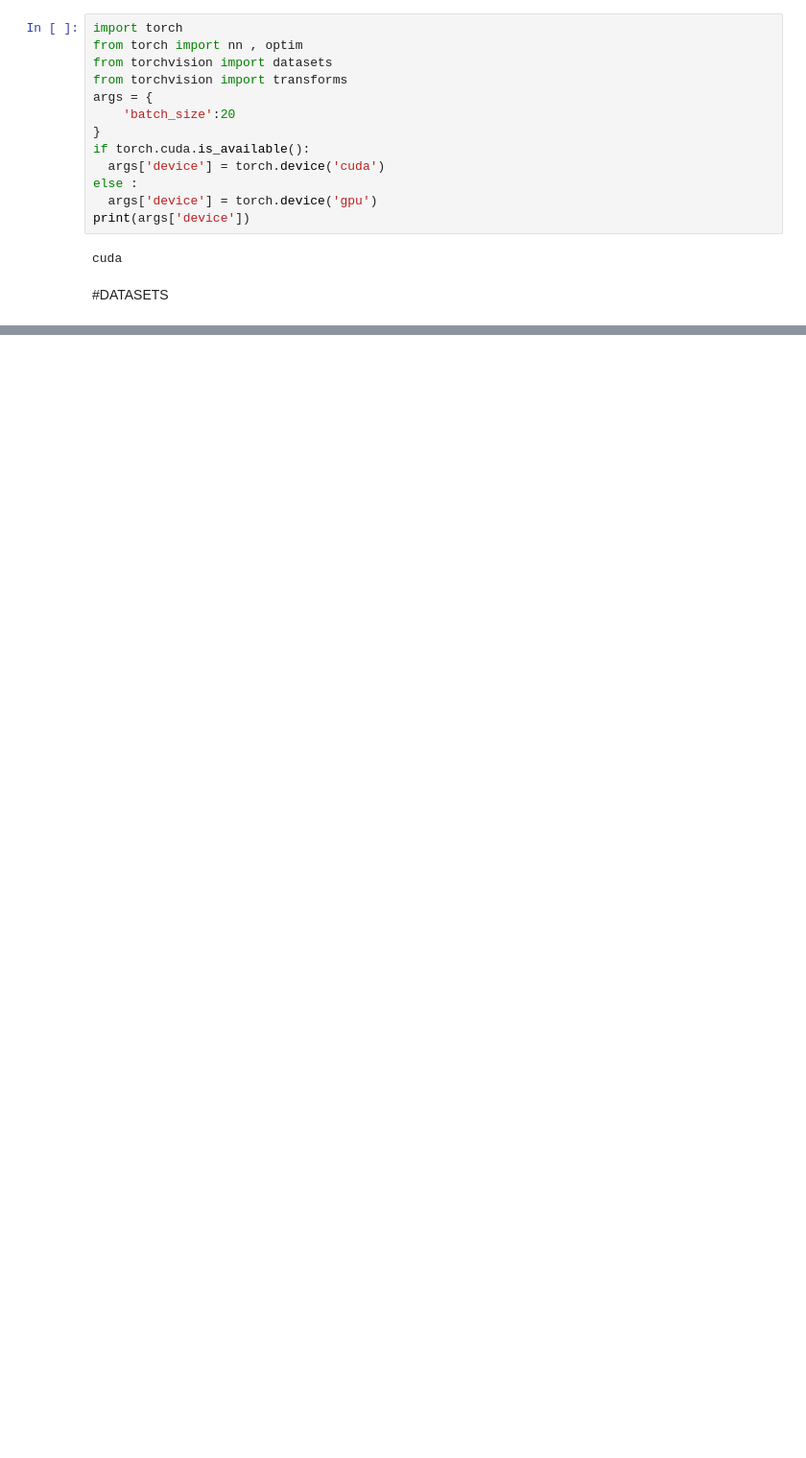
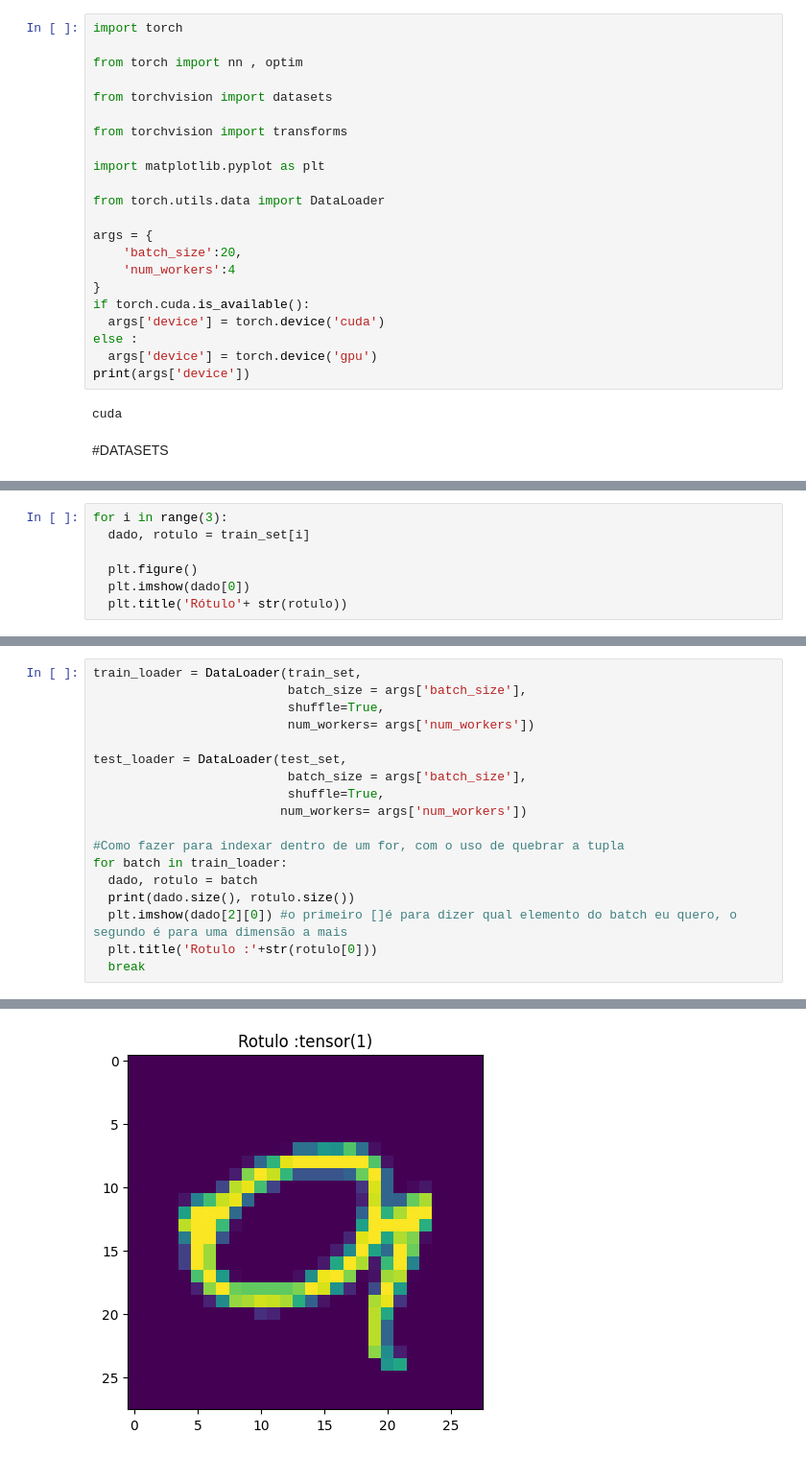
Before and after one commit to PedroAlmeida18/PGP3_TESTESIND, a Jupyter notebook: Datasetspythorch0.ipynb, the cells around one changed output, grey strips where cells are left out. Shown: that part at 96% size. Cells and saved outputs as stored; diff of their text form; blank space fills up the shorter version.

```diff
--- a/Datasetspythorch0.ipynb
+++ b/Datasetspythorch0.ipynb
@@ -2,11 +2,20 @@
 <a href="https://colab.research.google.com/github/PedroAlmeida18/PGP3_TESTESIND/blob/main/Datasetspythorch0.ipynb" target="_parent"><img src="https://colab.research.google.com/assets/colab-badge.svg" alt="Open In Colab"/></a>
 # %%
 import torch
+
 from torch import nn , optim
+
 from torchvision import datasets
+
 from torchvision import transforms
+
+import matplotlib.pyplot as plt
+
+from torch.utils.data import DataLoader
+
 args = {
-    'batch_size':20
+    'batch_size':20,
+    'num_workers':4
 }
 if torch.cuda.is_available():
   args['device'] = torch.device('cuda')
@@ -33,0 +58,7 @@ Amostras de Teste :10000
+# %%
+for i in range(3):
+  dado, rotulo = train_set[i]
+
+  plt.figure()
+  plt.imshow(dado[0])
+  plt.title('Rótulo'+ str(rotulo))
@@ -33,0 +76,19 @@ Amostras de Teste :10000
+# %%
+train_loader = DataLoader(train_set,
+                          batch_size = args['batch_size'],
+                          shuffle=True,
+                          num_workers= args['num_workers'])
+
+test_loader = DataLoader(test_set,
+                          batch_size = args['batch_size'],
+                          shuffle=True,
+                         num_workers= args['num_workers'])
+
+#Como fazer para indexar dentro de um for, com o uso de quebrar a tupla
+for batch in train_loader:
+  dado, rotulo = batch
+  print(dado.size(), rotulo.size())
+  plt.imshow(dado[2][0]) #o primeiro []é para dizer qual elemento do batch eu quero, o segundo é para uma dimensão a mais
+  plt.title('Rotulo :'+str(rotulo[0]))
+  break
+# %% [output]
@@ -33,0 +96 @@ Amostras de Teste :10000
+[figure, added]
```
Also changed, not shown: parts of 4 cells of this notebook.
